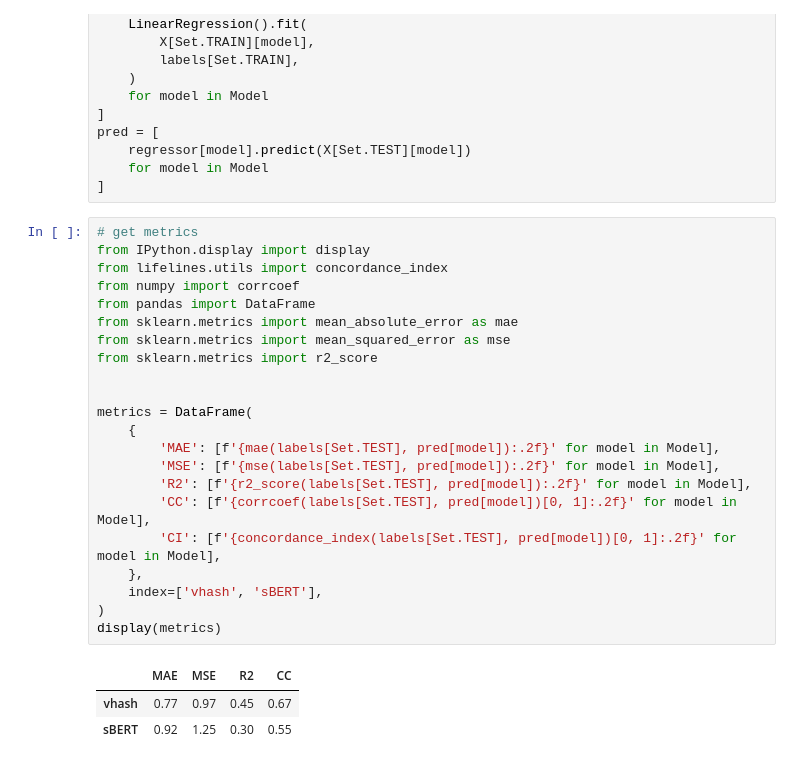
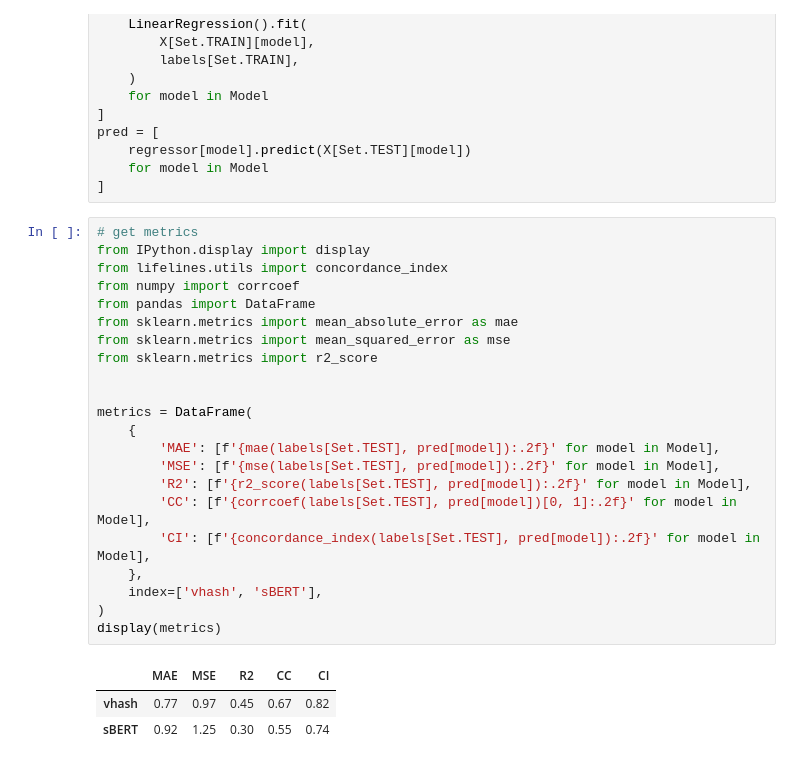
Before and after one commit to lakes-legendaries/vhash, a Jupyter notebook: stats/bert.ipynb, the cells around one changed output. Saved outputs shown, nothing was run; the diff lists cells and outputs as text.

```diff
--- a/stats/bert.ipynb
+++ b/stats/bert.ipynb
@@ -127,29 +127,29 @@ pred = [
 # %%
 # get metrics
 from IPython.display import display
 from lifelines.utils import concordance_index
 from numpy import corrcoef
 from pandas import DataFrame
 from sklearn.metrics import mean_absolute_error as mae
 from sklearn.metrics import mean_squared_error as mse
 from sklearn.metrics import r2_score
 
 
 metrics = DataFrame(
     {
         'MAE': [f'{mae(labels[Set.TEST], pred[model]):.2f}' for model in Model],
         'MSE': [f'{mse(labels[Set.TEST], pred[model]):.2f}' for model in Model],
         'R2': [f'{r2_score(labels[Set.TEST], pred[model]):.2f}' for model in Model],
         'CC': [f'{corrcoef(labels[Set.TEST], pred[model])[0, 1]:.2f}' for model in Model],
-        'CI': [f'{concordance_index(labels[Set.TEST], pred[model])[0, 1]:.2f}' for model in Model],
+        'CI': [f'{concordance_index(labels[Set.TEST], pred[model]):.2f}' for model in Model],
     },
     index=['vhash', 'sBERT'],
 )
 display(metrics)
 # %% [output]
-|  | MAE | MSE | R2 | CC |
-| vhash | 0.77 | 0.97 | 0.45 | 0.67 |
-| sBERT | 0.92 | 1.25 | 0.30 | 0.55 |
+|  | MAE | MSE | R2 | CC | CI |
+| vhash | 0.77 | 0.97 | 0.45 | 0.67 | 0.82 |
+| sBERT | 0.92 | 1.25 | 0.30 | 0.55 | 0.74 |
 # %%
 # plot results
 from matplotlib import pyplot
```
Also changed, not shown: parts of 1 cell of this notebook.
